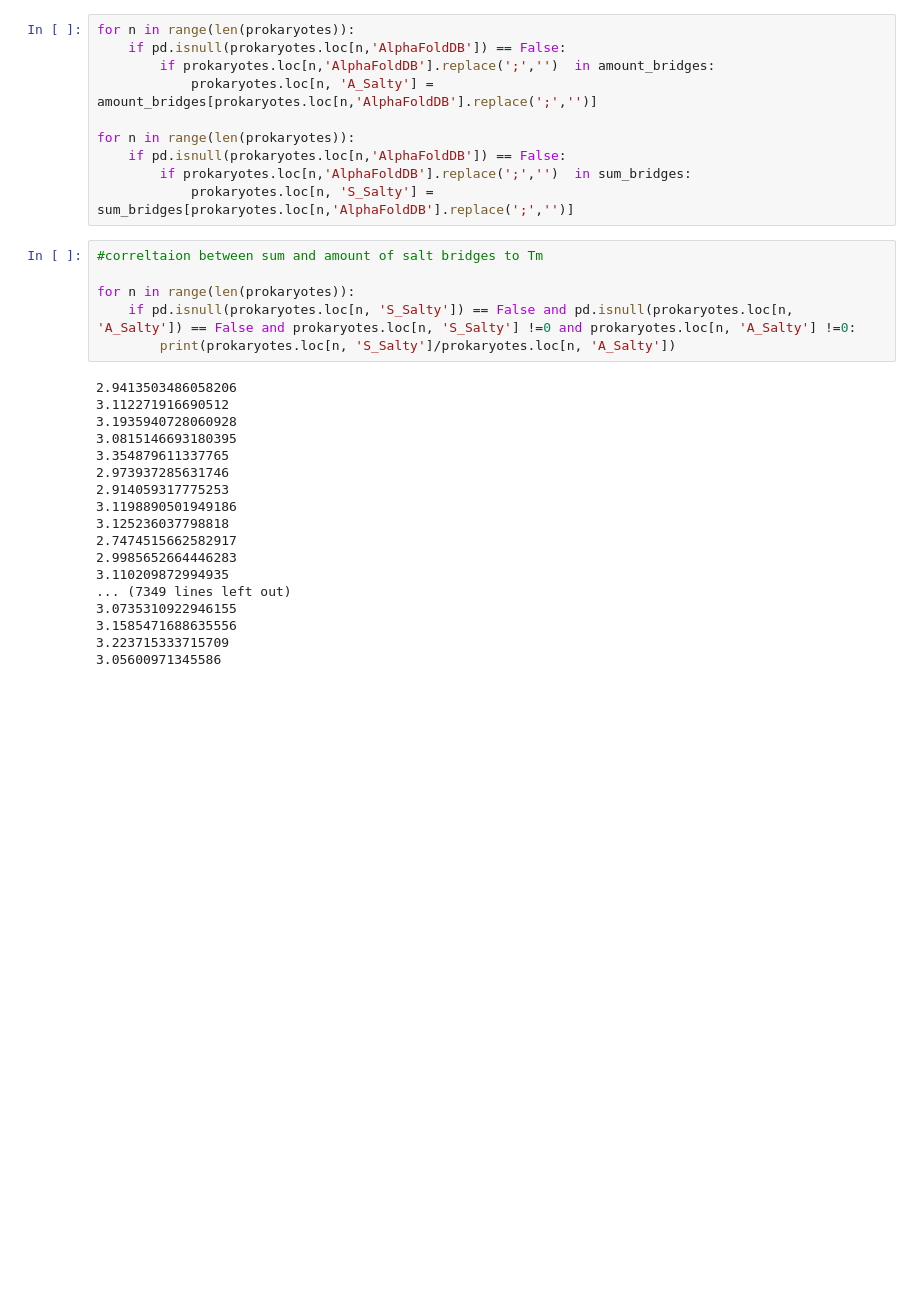
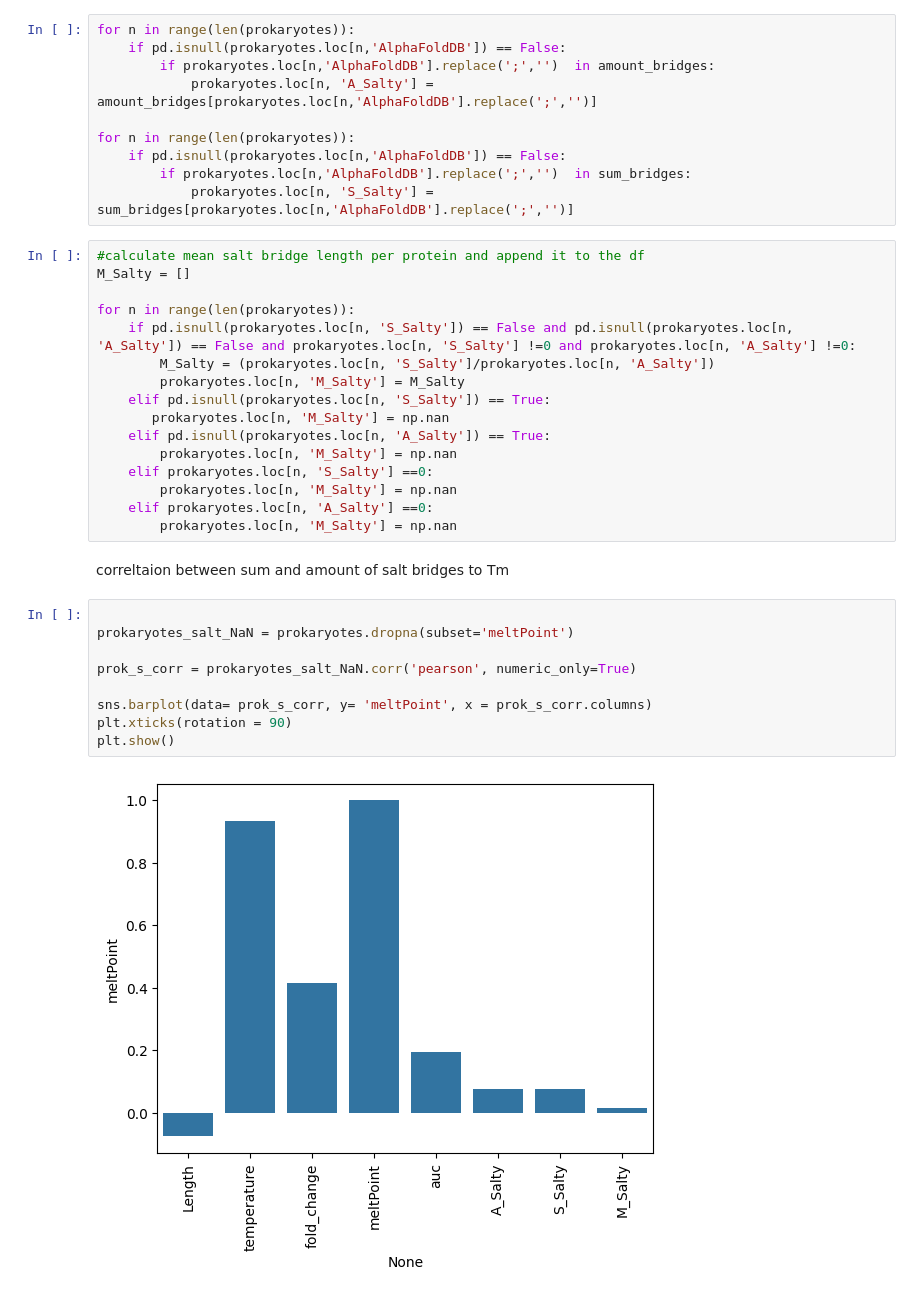
Before and after one commit to datascience-mobi-2024/topic04_02, a Jupyter notebook: maxitobi.ipynb, the cells around one changed output. Drawn from its saved outputs; the diff is of its cells as text; blank space fills up the shorter version.

Commit message:
correlation und M_Salty

```diff
--- a/maxitobi.ipynb
+++ b/maxitobi.ipynb
@@ -171,26 +171,31 @@ for n in range(len(prokaryotes)):
         if prokaryotes.loc[n,'AlphaFoldDB'].replace(';','')  in sum_bridges:
             prokaryotes.loc[n, 'S_Salty'] = sum_bridges[prokaryotes.loc[n,'AlphaFoldDB'].replace(';','')]
 # %%
-#correltaion between sum and amount of salt bridges to Tm
+#calculate mean salt bridge length per protein and append it to the df
+M_Salty = []
 
 for n in range(len(prokaryotes)):
     if pd.isnull(prokaryotes.loc[n, 'S_Salty']) == False and pd.isnull(prokaryotes.loc[n, 'A_Salty']) == False and prokaryotes.loc[n, 'S_Salty'] !=0 and prokaryotes.loc[n, 'A_Salty'] !=0:
-        print(prokaryotes.loc[n, 'S_Salty']/prokaryotes.loc[n, 'A_Salty'])
+        M_Salty = (prokaryotes.loc[n, 'S_Salty']/prokaryotes.loc[n, 'A_Salty'])
+        prokaryotes.loc[n, 'M_Salty'] = M_Salty
+    elif pd.isnull(prokaryotes.loc[n, 'S_Salty']) == True:
+       prokaryotes.loc[n, 'M_Salty'] = np.nan
+    elif pd.isnull(prokaryotes.loc[n, 'A_Salty']) == True:
+        prokaryotes.loc[n, 'M_Salty'] = np.nan
+    elif prokaryotes.loc[n, 'S_Salty'] ==0:
+        prokaryotes.loc[n, 'M_Salty'] = np.nan
+    elif prokaryotes.loc[n, 'A_Salty'] ==0:
+        prokaryotes.loc[n, 'M_Salty'] = np.nan
-# %% [output]
-2.9413503486058206
-3.112271916690512
-3.1935940728060928
-3.0815146693180395
-3.354879611337765
-2.973937285631746
-2.914059317775253
-3.1198890501949186
-3.125236037798818
-2.7474515662582917
-2.9985652664446283
-3.110209872994935
-... (7349 lines left out)
-3.0735310922946155
-3.1585471688635556
-3.223715333715709
-3.05600971345586
+# %% [markdown]
+correltaion between sum and amount of salt bridges to Tm
+# %%
+
+prokaryotes_salt_NaN = prokaryotes.dropna(subset='meltPoint')
+
+prok_s_corr = prokaryotes_salt_NaN.corr('pearson', numeric_only=True)
+
+sns.barplot(data= prok_s_corr, y= 'meltPoint', x = prok_s_corr.columns)
+plt.xticks(rotation = 90)
+plt.show()
+# %% [output]
+[figure, added]
```
